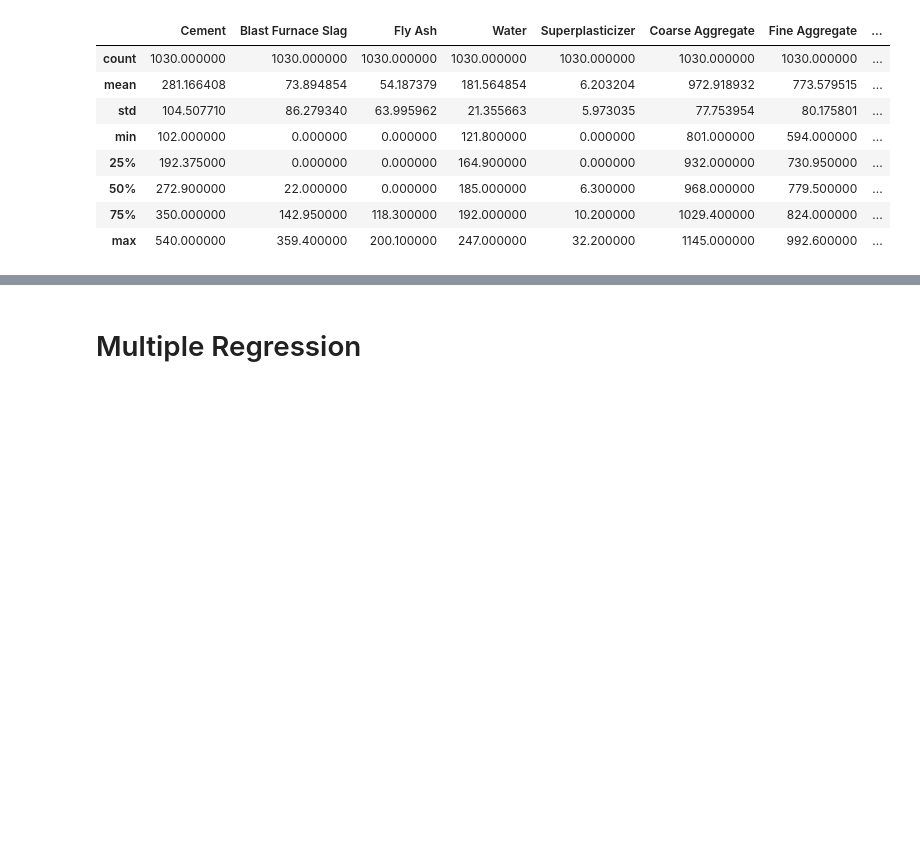
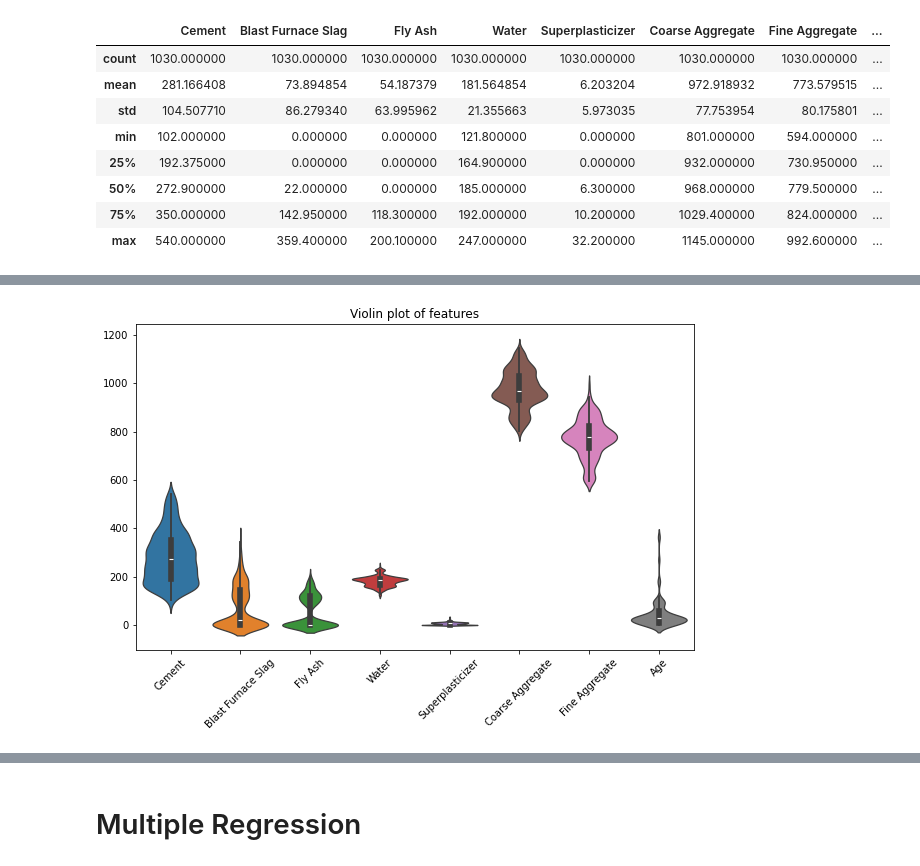
Before and after one commit to Ragin-Bull/RTSM-Course-Project, a Jupyter notebook: RTSM_Code.ipynb, the cells around one changed output, grey strips where cells are left out. Saved outputs shown, nothing was run; the diff lists cells and outputs as text; code cells hidden in the pictures; blank space fills up the shorter version.

```diff
--- a/RTSM_Code.ipynb
+++ b/RTSM_Code.ipynb
@@ -45,0 +74,9 @@ df.describe()
+# %%
+# Violin plots
+plt.figure(figsize=(10, 6))
+sns.violinplot(data=df.drop('Concrete compressive strength', axis=1))
+plt.title('Violin plot of features')
+plt.xticks(rotation=45)
+plt.show()
+# %% [output]
+[figure, added]
```
Also changed, not shown: parts of 6 cells of this notebook.
